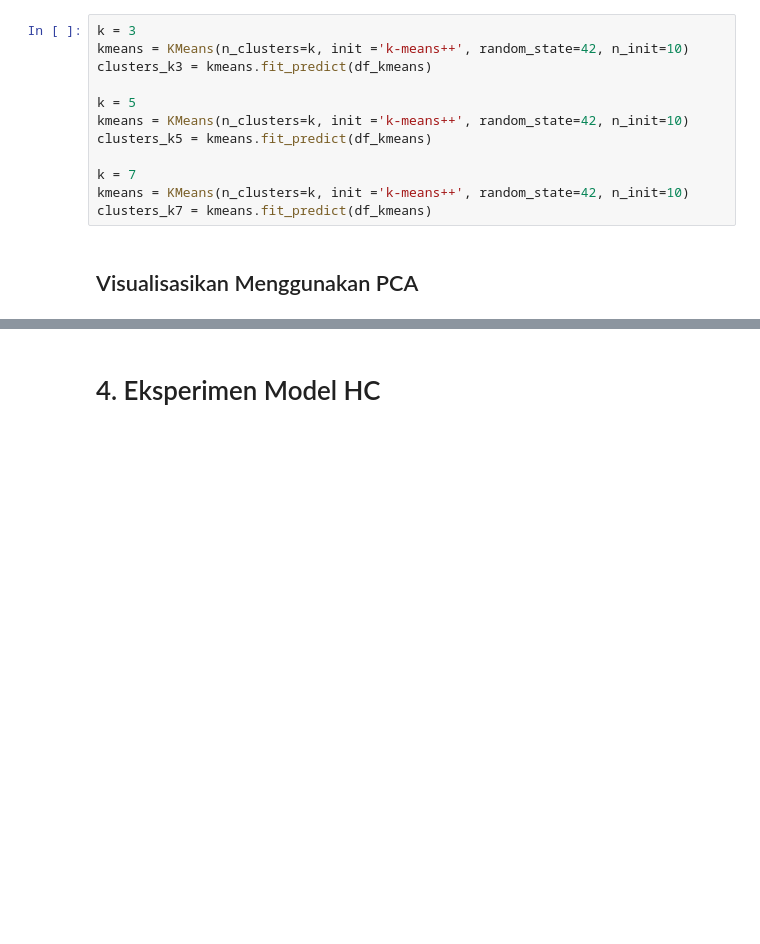
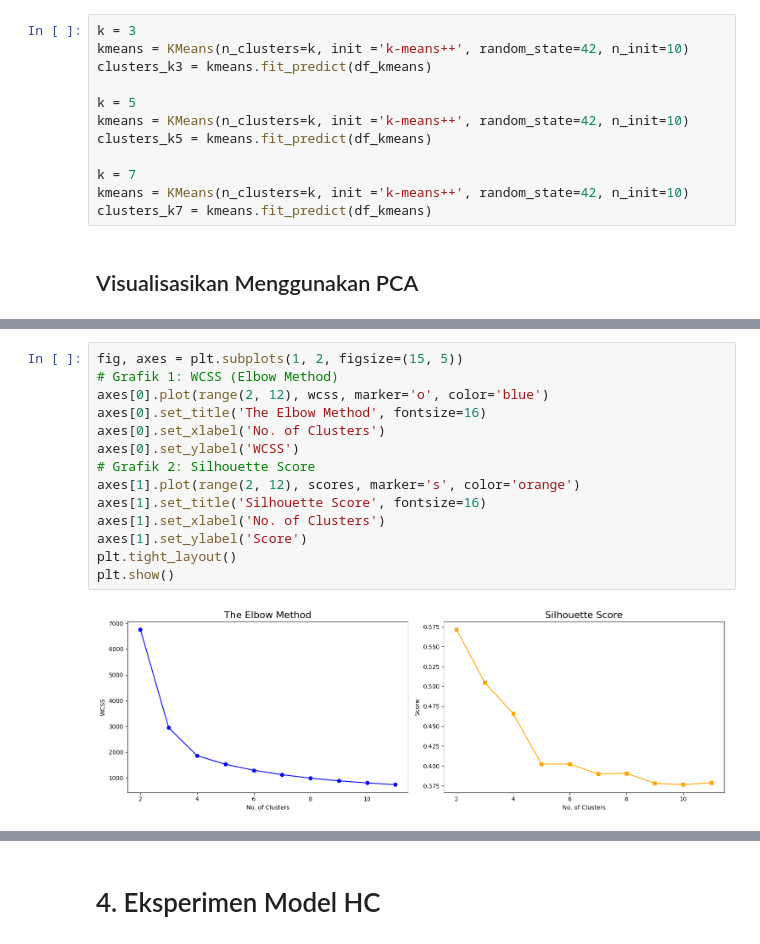
Before and after one commit to hisyamssyr/unsupervised-learning, a Jupyter notebook: Pembelajaran_Mesin_Tugas_1.ipynb, the cells around one changed output, grey strips where cells are left out. Cells and saved outputs as stored; diff of their text form; blank space fills up the shorter version.

```diff
--- a/Pembelajaran_Mesin_Tugas_1.ipynb
+++ b/Pembelajaran_Mesin_Tugas_1.ipynb
@@ -297,0 +299,16 @@ plt.show()
+# %%
+fig, axes = plt.subplots(1, 2, figsize=(15, 5))
+# Grafik 1: WCSS (Elbow Method)
+axes[0].plot(range(2, 12), wcss, marker='o', color='blue')
+axes[0].set_title('The Elbow Method', fontsize=16)
+axes[0].set_xlabel('No. of Clusters')
+axes[0].set_ylabel('WCSS')
+# Grafik 2: Silhouette Score
+axes[1].plot(range(2, 12), scores, marker='s', color='orange')
+axes[1].set_title('Silhouette Score', fontsize=16)
+axes[1].set_xlabel('No. of Clusters')
+axes[1].set_ylabel('Score')
+plt.tight_layout()
+plt.show()
+# %% [output]
+[figure, added]
```
Also changed, not shown: parts of 15 cells of this notebook.
